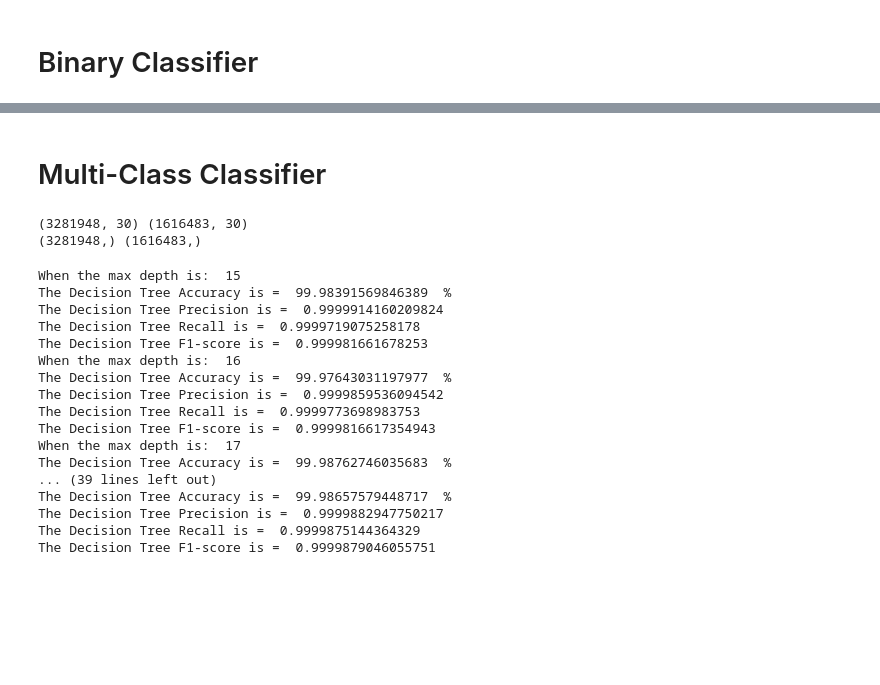
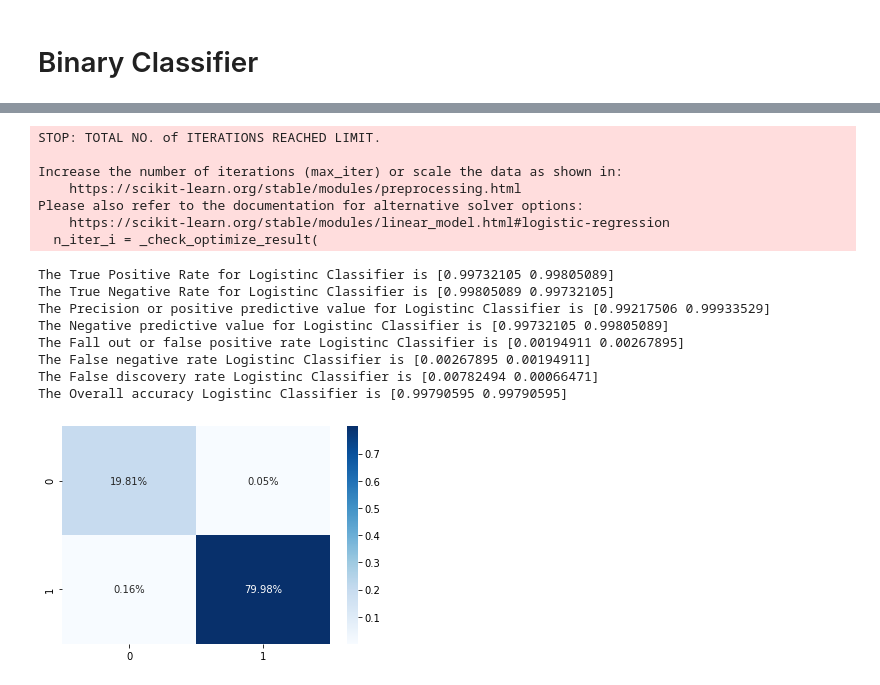
Before and after one commit to huyi-huwangyang/CMPE255-group1-project, a Jupyter notebook: Network_Intrusion_Integrated.ipynb, the cells around one changed output, grey strips where cells are left out. Cells and saved outputs as stored; diff of their text form; code cells hidden in the pictures; blank space fills up the shorter version.

```diff
--- a/Network_Intrusion_Integrated.ipynb
+++ b/Network_Intrusion_Integrated.ipynb
@@ -324,0 +389,6 @@ def decision_trees(train_feature, train_label, test_feature, test_label):
+# %%
+def logistic_classifier(train_feature, train_label, test_feature, test_label):
+    clf = LogisticRegression(max_iter=90)
+    clf.fit(train_feature, train_label.values.ravel())
+    prediction = clf.predict(test_feature)
+    generate_result_metrics("Logistinc Classifier", test_label, prediction)
@@ -325,8 +401,8 @@ def decision_trees(train_feature, train_label, test_feature, test_label):
 # %% [markdown]
 # Binary Classifier
 # %%
-Y = df_binary['label']
-X = df_binary.drop(['label'], axis=1)
+Y = df['label']
+X = df.drop(['label'], axis=1)
 sc = MinMaxScaler()
 X = sc.fit_transform(X)
 
@@ -360,35 +436,19 @@ The Decision Tree F1-score is =  0.9995421316729637
-# %% [markdown]
-# Multi-Class Classifier
-# %%
-Y = df_multi['label']
-X = df_multi.drop(['label'], axis=1)
-sc = MinMaxScaler()
-X = sc.fit_transform(X)
-
-# Split test and train data
-X_train, X_test, Y_train, Y_test = train_test_split(X, Y, test_size=0.33, random_state=42)
-print(X_train.shape, X_test.shape)
-print(Y_train.shape, Y_test.shape)
-# %% [output]
-(3281948, 30) (1616483, 30)
-(3281948,) (1616483,)
-# %%
-decision_trees(X_train, Y_train, X_test, Y_test)
-# %% [output]
-When the max depth is:  15
-The Decision Tree Accuracy is =  99.98391569846389  %
-The Decision Tree Precision is =  0.9999914160209824
-The Decision Tree Recall is =  0.9999719075258178
-The Decision Tree F1-score is =  0.999981661678253
-When the max depth is:  16
-The Decision Tree Accuracy is =  99.97643031197977  %
-The Decision Tree Precision is =  0.9999859536094542
-The Decision Tree Recall is =  0.9999773698983753
-The Decision Tree F1-score is =  0.9999816617354943
-When the max depth is:  17
-The Decision Tree Accuracy is =  99.98762746035683  %
-... (39 lines left out)
-The Decision Tree Accuracy is =  99.98657579448717  %
-The Decision Tree Precision is =  0.9999882947750217
-The Decision Tree Recall is =  0.9999875144364329
-The Decision Tree F1-score is =  0.9999879046055751
+# %%
+logistic_classifier(X_train, Y_train, X_test, Y_test)
+# %% [output]
+STOP: TOTAL NO. of ITERATIONS REACHED LIMIT.
+
+Increase the number of iterations (max_iter) or scale the data as shown in:
+    https://scikit-learn.org/stable/modules/preprocessing.html
+Please also refer to the documentation for alternative solver options:
+    https://scikit-learn.org/stable/modules/linear_model.html#logistic-regression
+  n_iter_i = _check_optimize_result(
+The True Positive Rate for Logistinc Classifier is [0.99732105 0.99805089]
+The True Negative Rate for Logistinc Classifier is [0.99805089 0.99732105]
+The Precision or positive predictive value for Logistinc Classifier is [0.99217506 0.99933529]
+The Negative predictive value for Logistinc Classifier is [0.99732105 0.99805089]
+The Fall out or false positive rate Logistinc Classifier is [0.00194911 0.00267895]
+The False negative rate Logistinc Classifier is [0.00267895 0.00194911]
+The False discovery rate Logistinc Classifier is [0.00782494 0.00066471]
+The Overall accuracy Logistinc Classifier is [0.99790595 0.99790595]
+[figure, added]
```
Also changed, not shown: parts of 26 cells of this notebook, 2 other files.
